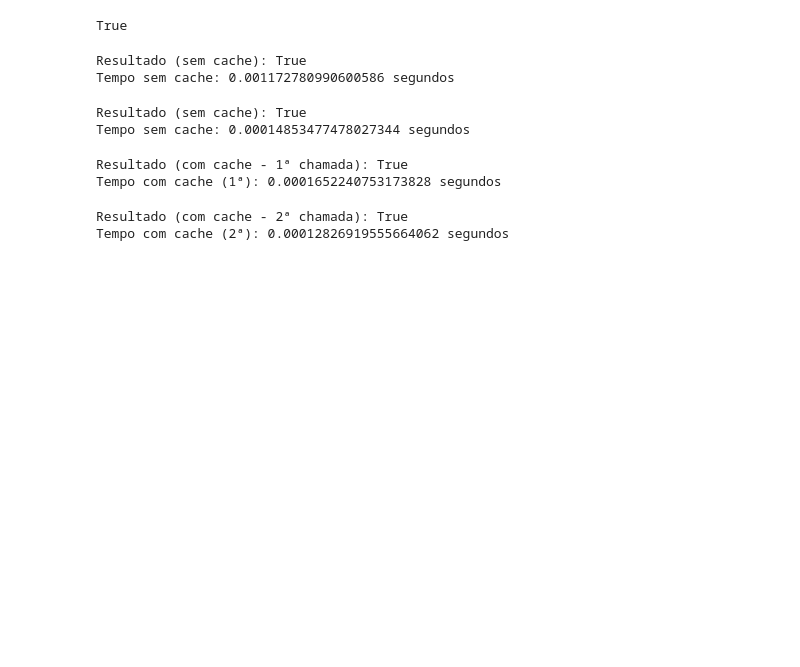
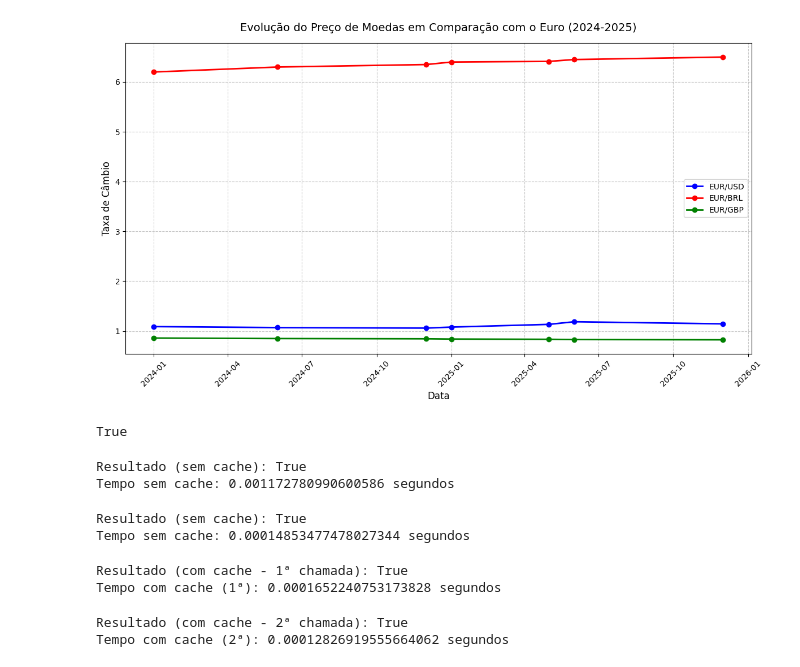
Before and after one commit to ManJ-PC/Natural-Language-Processing, a Jupyter notebook: pessoa.ipynb, the cells around one changed output. Cells and saved outputs as stored; diff of their text form; code cells hidden in the pictures; blank space fills up the shorter version.

```diff
--- a/pessoa.ipynb
+++ b/pessoa.ipynb
@@ -3,3 +120,43 @@
+# %%
+import pandas as pd
+import matplotlib.pyplot as plt
+
+# Dados das taxas de câmbio
+data = {
+    'Data': ['2024-01-01', '2024-06-01', '2024-12-01', '2025-01-01', '2025-05-01', '2025-06-01', '2025-12-01'],
+    'EUR/USD': [1.0900, 1.0700, 1.0600, 1.0800, 1.1346, 1.1870, 1.1450],
+    'EUR/BRL': [6.2000, 6.3000, 6.3500, 6.4000, 6.4130, 6.4500, 6.5000],
+    'EUR/GBP': [0.8600, 0.8500, 0.8450, 0.8400, 0.8350, 0.8300, 0.8250]
+}
+
+# Criar DataFrame
+df = pd.DataFrame(data)
+df['Data'] = pd.to_datetime(df['Data'])
+
+# Criar o gráfico
+plt.figure(figsize=(12, 7))
+
+# Plotar cada série
+plt.plot(df['Data'], df['EUR/USD'], label='EUR/USD', color='blue', marker='o', linewidth=2)
+plt.plot(df['Data'], df['EUR/BRL'], label='EUR/BRL', color='red', marker='o', linewidth=2)
+plt.plot(df['Data'], df['EUR/GBP'], label='EUR/GBP', color='green', marker='o', linewidth=2)
+
+# Configurações do gráfico
+plt.title('Evolução do Preço de Moedas em Comparação com o Euro (2024-2025)', fontsize=14, pad=15)
+plt.xlabel('Data', fontsize=12)
+plt.ylabel('Taxa de Câmbio', fontsize=12)
+plt.legend(fontsize=10)
+plt.grid(True, linestyle='--', alpha=0.7)
+plt.xticks(rotation=45, fontsize=10)
+plt.yticks(fontsize=10)
+
+# Ajustar layout para evitar cortes
+plt.tight_layout()
+
+# Exibir o gráfico
+plt.show()
+# %% [output]
+[figure, added]
 # %%
 from functools import lru_cache
 import time
```
Also changed, not shown: parts of 3 cells of this notebook.
